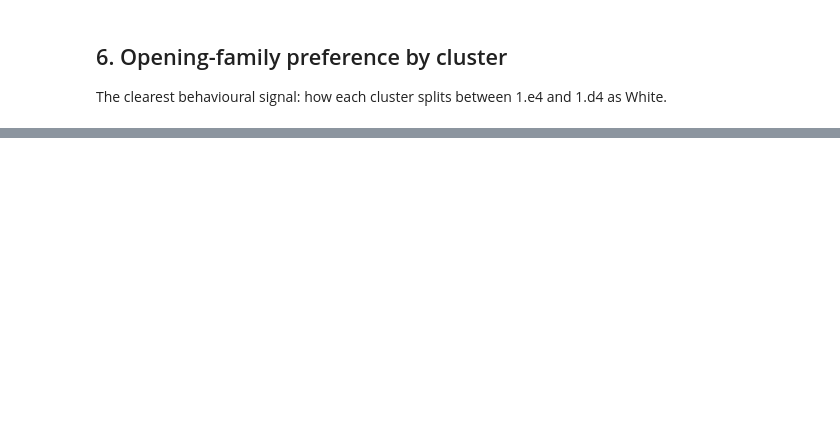
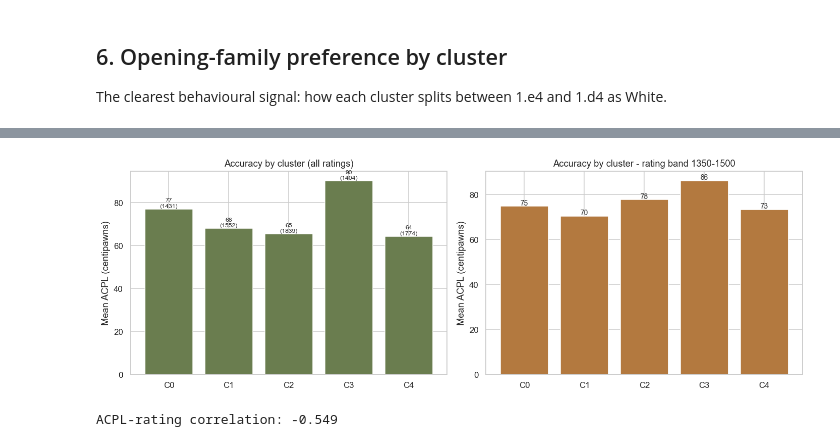
Before and after one commit to pedrovaz02/chess-coach, a Jupyter notebook: notebooks/01_data_exploration.ipynb, the cells around one changed output, grey strips where cells are left out. Drawn from its saved outputs; the diff is of its cells as text; code cells hidden in the pictures; blank space fills up the shorter version.

```diff
--- a/notebooks/01_data_exploration.ipynb
+++ b/notebooks/01_data_exploration.ipynb
@@ -220,0 +218,35 @@ Each identity emerges from a *combination* of features. Cluster 4 and Cluster 0
+# %%
+analyzed = clustered.filter(pl.col('n_analyzed_games') >= 3)
+
+overall = (analyzed.group_by('cluster')
+           .agg(acpl=pl.col('acpl').mean(), rating=pl.col('avg_rating').mean(), n=pl.len())
+           .sort('cluster').to_pandas())
+
+band = analyzed.filter((pl.col('avg_rating') >= 1350) & (pl.col('avg_rating') <= 1500))
+banded = (band.group_by('cluster')
+          .agg(acpl=pl.col('acpl').mean(), n=pl.len())
+          .sort('cluster').to_pandas())
+
+fig, axes = plt.subplots(1, 2, figsize=(13, 4.5))
+
+ax = axes[0]
+ax.bar([f'C{c}' for c in overall['cluster']], overall['acpl'], color='#6a7d4f', edgecolor='white')
+ax.set(ylabel='Mean ACPL (centipawns)', title='Accuracy by cluster (all ratings)')
+for i, (a, r) in enumerate(zip(overall['acpl'], overall['rating'])):
+    ax.text(i, a + 0.5, f'{a:.0f}\n({r:.0f})', ha='center', fontsize=8)
+
+ax = axes[1]
+ax.bar([f'C{c}' for c in banded['cluster']], banded['acpl'], color='#b3793f', edgecolor='white')
+ax.set(ylabel='Mean ACPL (centipawns)', title='Accuracy by cluster - rating band 1350-1500')
+for i, a in enumerate(banded['acpl']):
+    ax.text(i, a + 0.5, f'{a:.0f}', ha='center', fontsize=9)
+
+fig.tight_layout()
+fig.savefig(FIG_DIR / '07_acpl_by_cluster.png', bbox_inches='tight')
+plt.show()
+
+corr = analyzed.select(pl.corr('acpl', 'avg_rating')).item()
+print(f'ACPL-rating correlation: {corr:.3f}')
+# %% [output]
+[figure, added]
+ACPL-rating correlation: -0.549
```
Also changed, not shown: parts of 15 cells of this notebook, 9 other files.
